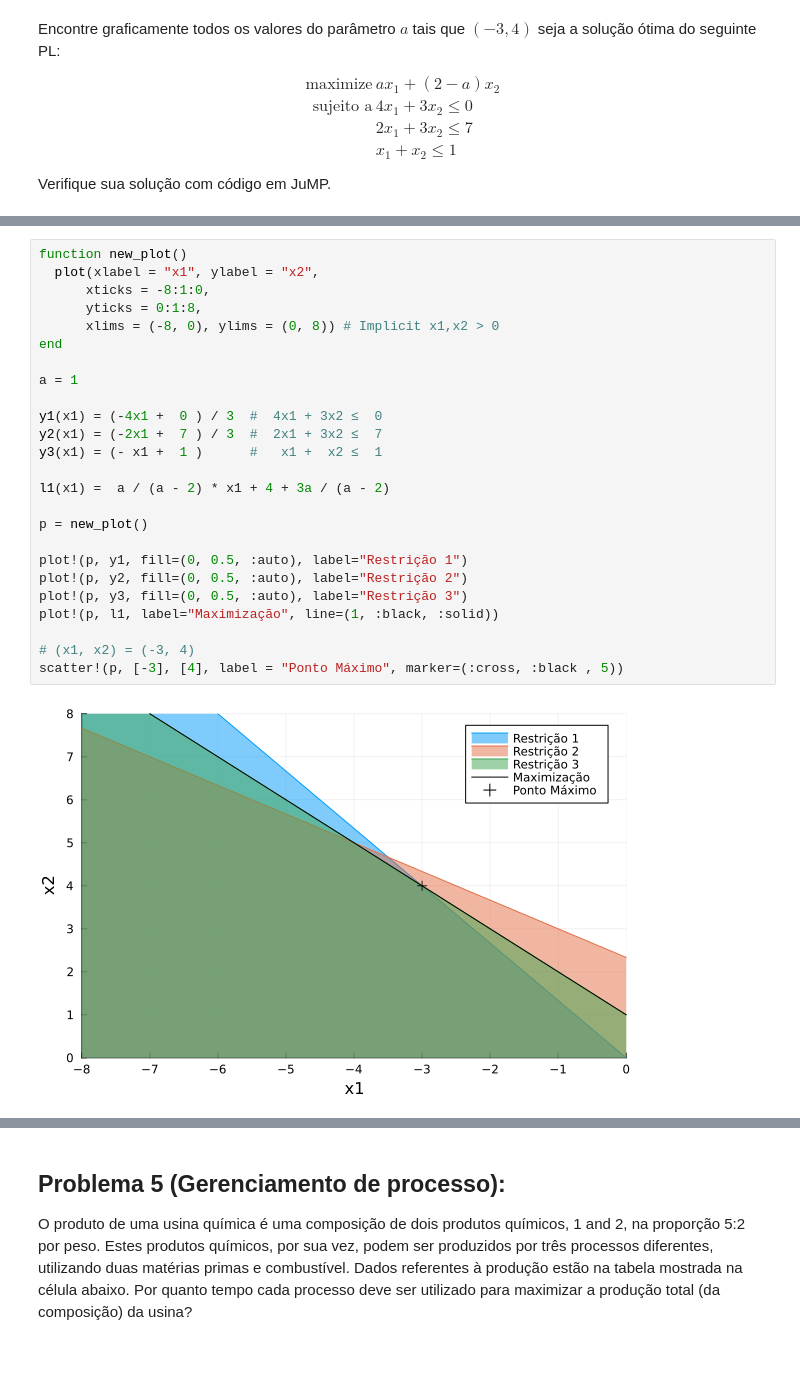
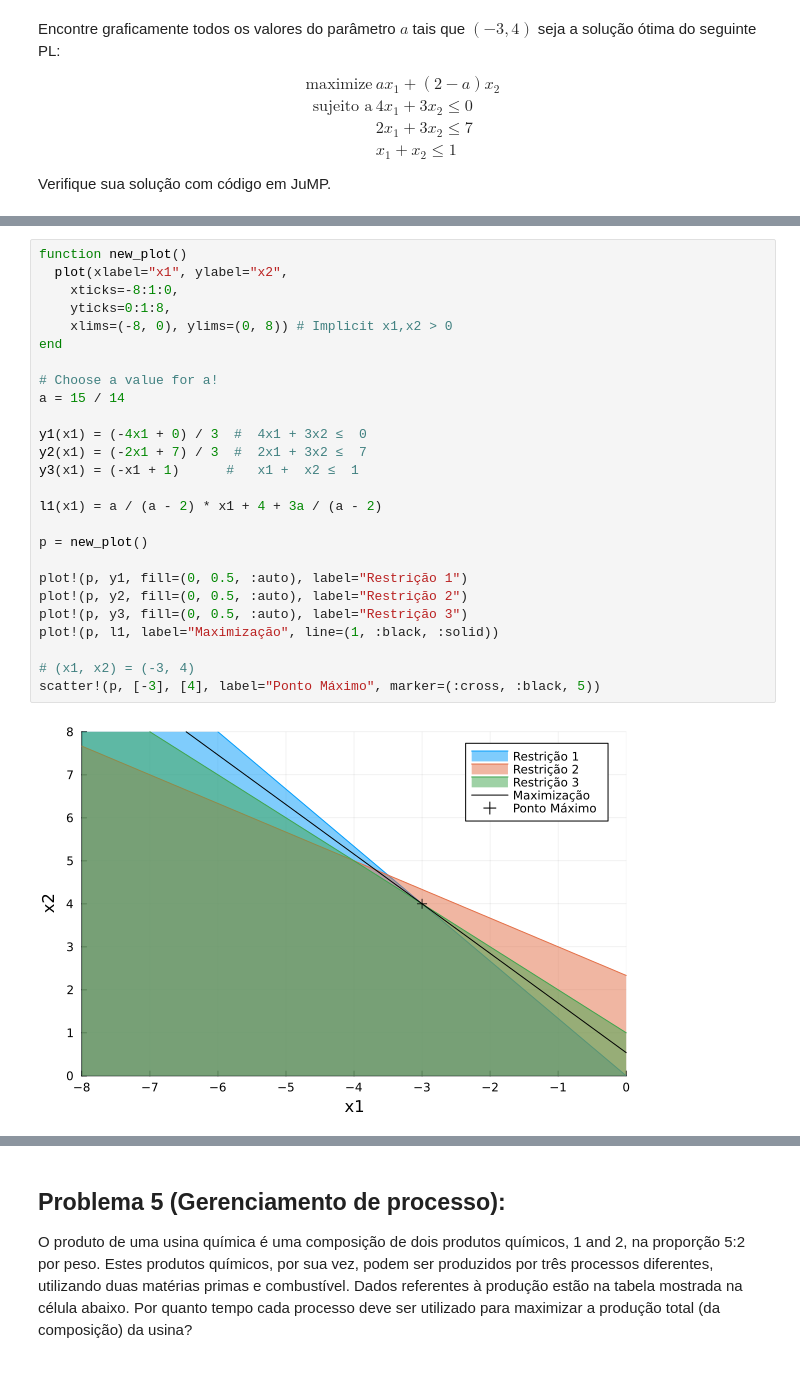
Before and after one commit to html-3/optimization-notebook-julia, a Jupyter notebook: lista1.ipynb, the cells around one changed output, grey strips where cells are left out. Drawn from its saved outputs; the diff is of its cells as text.

```diff
--- a/lista1.ipynb
+++ b/lista1.ipynb
@@ -242,27 +256,28 @@ O maior valor possível para a é $2$, o menor deve corresponder a inclinação
 # %%
 function new_plot()
-  plot(xlabel = "x1", ylabel = "x2",
-      xticks = -8:1:0,
-      yticks = 0:1:8,
-      xlims = (-8, 0), ylims = (0, 8)) # Implicit x1,x2 > 0
+  plot(xlabel="x1", ylabel="x2",
+    xticks=-8:1:0,
+    yticks=0:1:8,
+    xlims=(-8, 0), ylims=(0, 8)) # Implicit x1,x2 > 0
 end
 
-a = 1
+# Choose a value for a!
+a = 15 / 14
 
-y1(x1) = (-4x1 +  0 ) / 3  #  4x1 + 3x2 ≤  0
-y2(x1) = (-2x1 +  7 ) / 3  #  2x1 + 3x2 ≤  7
-y3(x1) = (- x1 +  1 )      #   x1 +  x2 ≤  1
+y1(x1) = (-4x1 + 0) / 3  #  4x1 + 3x2 ≤  0
+y2(x1) = (-2x1 + 7) / 3  #  2x1 + 3x2 ≤  7
+y3(x1) = (-x1 + 1)      #   x1 +  x2 ≤  1
 
-l1(x1) =  a / (a - 2) * x1 + 4 + 3a / (a - 2)
+l1(x1) = a / (a - 2) * x1 + 4 + 3a / (a - 2)
 
 p = new_plot()
 
 plot!(p, y1, fill=(0, 0.5, :auto), label="Restrição 1")
 plot!(p, y2, fill=(0, 0.5, :auto), label="Restrição 2")
 plot!(p, y3, fill=(0, 0.5, :auto), label="Restrição 3")
 plot!(p, l1, label="Maximização", line=(1, :black, :solid))
 
 # (x1, x2) = (-3, 4)
-scatter!(p, [-3], [4], label = "Ponto Máximo", marker=(:cross, :black , 5))
+scatter!(p, [-3], [4], label="Ponto Máximo", marker=(:cross, :black, 5))
 # %% [output]
-[figure, old version]
+[figure, new version]
```
Also changed, not shown: parts of 26 cells of this notebook.
